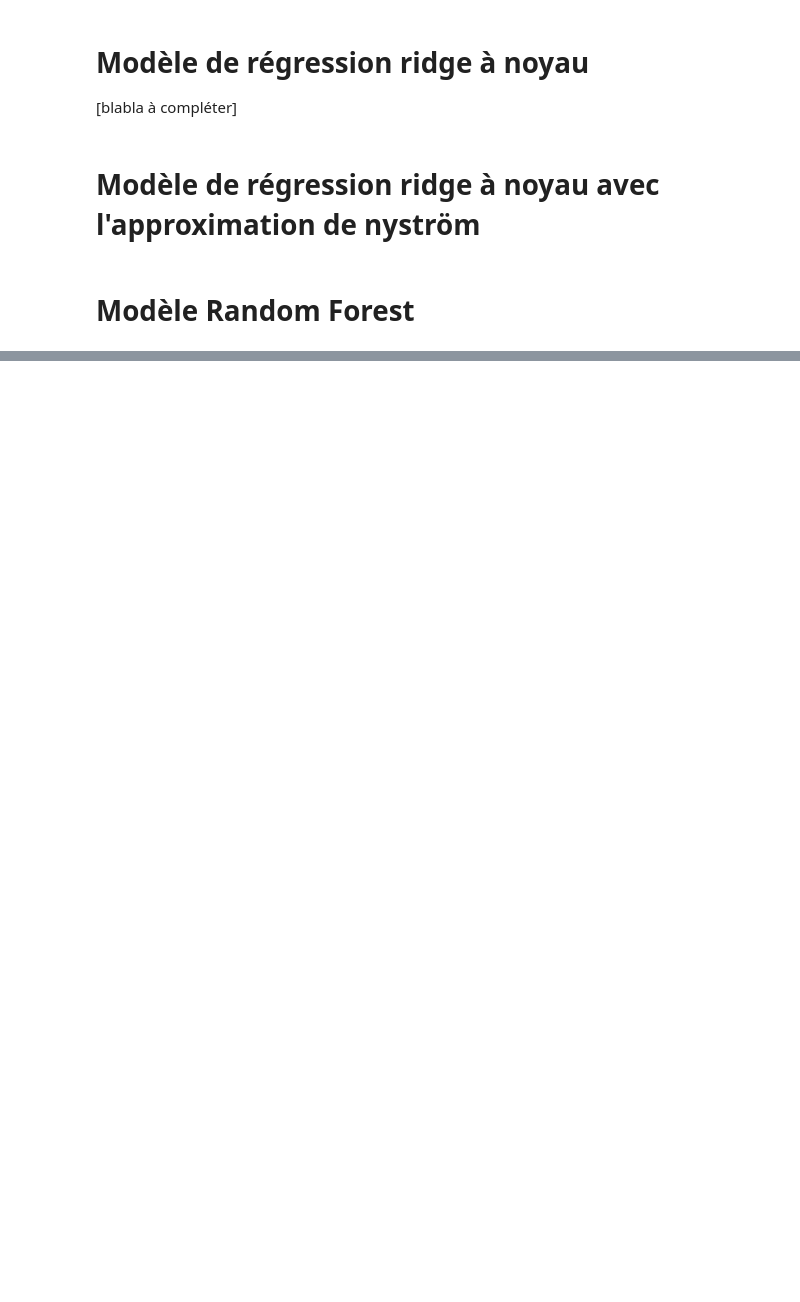
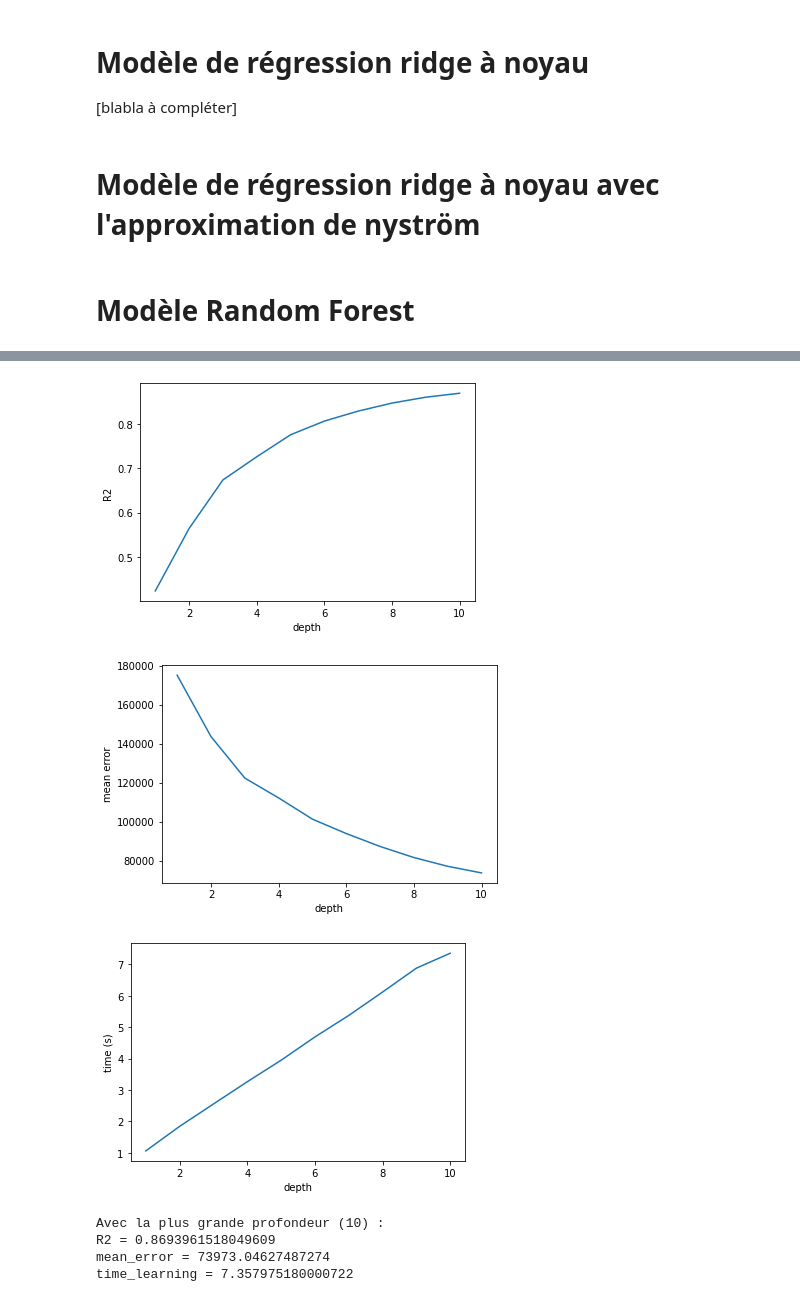
Before and after one commit to flandrecorentin/Machine-Learning-Project, a Jupyter notebook: notebook.ipynb, the cells around one changed output, grey strips where cells are left out. Saved outputs shown, nothing was run; the diff lists cells and outputs as text; code cells hidden in the pictures; blank space fills up the shorter version.

Commit message:
#Random Forest fini

```diff
--- a/notebook.ipynb
+++ b/notebook.ipynb
@@ -316,3 +353,73 @@ print(f"Moyenne d'écarts d'erreur: {mean_error}")
 # Modèle de régression ridge à noyau avec l'approximation de nyström
 # %% [markdown]
 # Modèle Random Forest
+# %%
+from sklearn.ensemble import RandomForestRegressor
+from datetime import datetime
+import timeit
+import time
+
+# "Shuffle" des données
+df = df.iloc[np.random.permutation(len(df))]
+
+# On décompose le dataset et on le transforme en matrices pour pouvoir effectuer notre calcul
+X = np.matrix([np.ones(df.shape[0]), df['date'].values, df['sqft_lot'].values ,df['bedrooms'].values, df['bathrooms'].values, df['sqft_living'].values, df['floors'].values, df['waterfront'].values, df['view'].values, df['condition'].values, df['grade'].values, df['sqft_above'].values, df['sqft_basement'].values, df['yr_built'].values, df['yr_renovated'].values,df['zipcode'].values,df['lat'].values,df['long'].values, df['sqft_living15'].values]).T
+y = np.matrix(df['price']).T
+
+
+X = np.asarray(X)
+scaler = StandardScaler().fit(X)
+X = scaler.transform(X)
+
+
+# Training set (80% des valeurs)
+# Testing set (20% des valeurs)
+X_training_set, X_testing_set, y_training_set, y_testing_set = train_test_split(X, y, train_size=0.8)
+
+nb_depths = 10
+depths = []
+scores = []
+means = []
+clocks = []
+for i in range(nb_depths):
+    depths.append(i+1)
+    start = timeit.default_timer()
+    regr = RandomForestRegressor(max_depth=i+1, random_state=0)
+    regr.fit(np.asarray(X_training_set), np.asarray(y_training_set))
+
+    # Score of the model
+    scores.append(regr.score(np.asarray(X_testing_set), np.asarray(y_testing_set)))
+    # print(score)
+
+    # moyenne d'écarts
+    sum_error = 0
+    y_predict = regr.predict(np.asarray(X_testing_set))
+    for i in range(len(y_predict)):
+        sum_error += int(abs(y_predict[i]-y_testing_set[i]))
+    means.append(sum_error / len(y_predict))
+    end = timeit.default_timer()
+    clocks.append(end-start)
+ax = plt.gca()
+ax.plot(depths, scores)
+plt.xlabel('depth')
+plt.ylabel('R2')
+plt.axis('tight')
+plt.show()
+
+
+ax = plt.gca()
+ax.plot(depths, means)
+plt.xlabel('depth')
+plt.ylabel('mean error')
+plt.axis('tight')
+plt.show()
+
+ax = plt.gca()
+ax.plot(depths, clocks)
+plt.xlabel('depth')
+plt.ylabel('time (s)')
+plt.axis('tight')
+plt.show()
+
+print(f"Avec la plus grande profondeur ({nb_depths}) : \nR2 = {scores[nb_depths-1]}\nmean_error = {means[nb_depths-1]}$\ntime_learning = {clocks[nb_depths-1]}s")
+# %% [output]
@@ -318,0 +443,7 @@ print(f"Moyenne d'écarts d'erreur: {mean_error}")
+[figure, added]
+[figure, added]
+[figure, added]
+Avec la plus grande profondeur (10) :
+R2 = 0.8693961518049609
+mean_error = 73973.04627487274
+time_learning = 7.357975180000722
```
Also changed, not shown: parts of 6 cells of this notebook.
